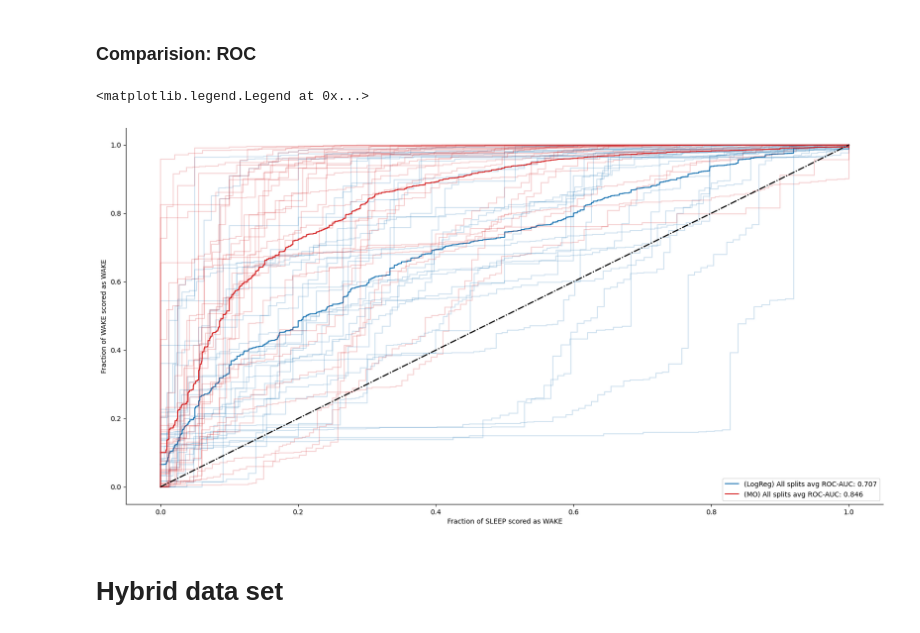
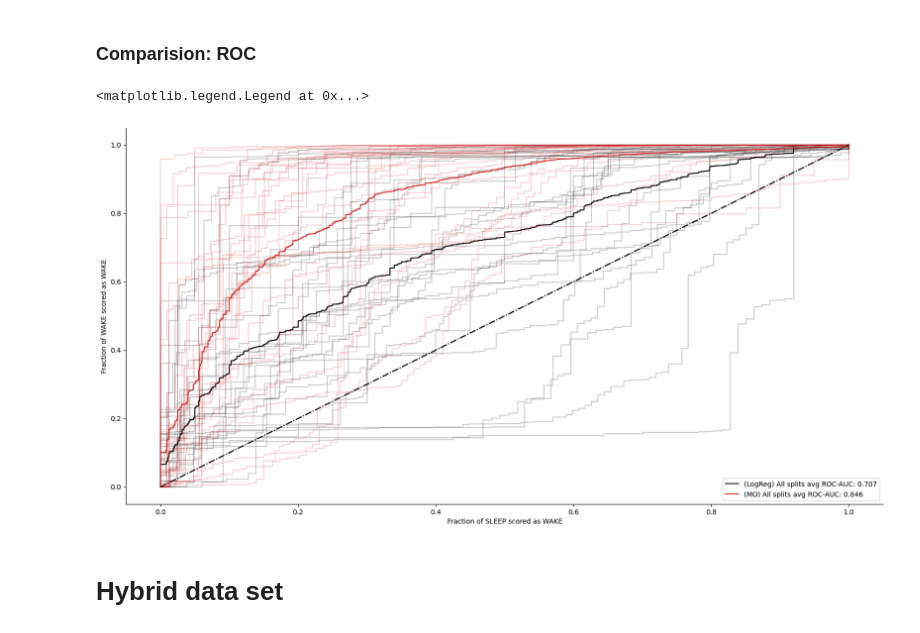
Before and after one commit to Arcascope/pisces, a Jupyter notebook: analyses/stationary_vs_hybrid.ipynb, the cells around one changed output. Saved outputs shown, nothing was run; the diff lists cells and outputs as text; code cells hidden in the pictures.

Commit message:
improve graph color accessibililty

```diff
--- a/analyses/stationary_vs_hybrid.ipynb
+++ b/analyses/stationary_vs_hybrid.ipynb
@@ -266,30 +266,31 @@ plot_scores_PDF(log_reg_aucs_walch)
 # %%
 
 
 fig, ax = plt.subplots(figsize=(20, 10))
+lr_color = "black"
+mo_color = "tab:red"
+
 add_rocs(
     fprs=log_reg_fprs_walch,
     tprs=log_reg_tprs_walch,
-    # min_auc=0.7,
-    avg_curve_color="tab:blue",
-    specific_curve_color="tab:blue",
+    avg_curve_color=lr_color,
+    specific_curve_color=lr_color,
     roc_group_name="(LogReg)",
     ax=ax,
 )
 
 add_rocs(
     fprs=mo_fprs_walch,
     tprs=mo_tprs_walch,
-    avg_curve_color="tab:red",
-    specific_curve_color="tab:red",
-    # min_auc=0.7,
+    avg_curve_color=mo_color,
+    specific_curve_color=mo_color,
     roc_group_name="(MO)",
     ax=ax
 )
 ax.legend(loc='lower right')
 # %% [output]
 <matplotlib.legend.Legend at 0x...>
-[figure, old version]
+[figure, new version]
 # %% [markdown]
 # Hybrid data set
 # %%
```
Also changed, not shown: parts of 1 cell of this notebook.
